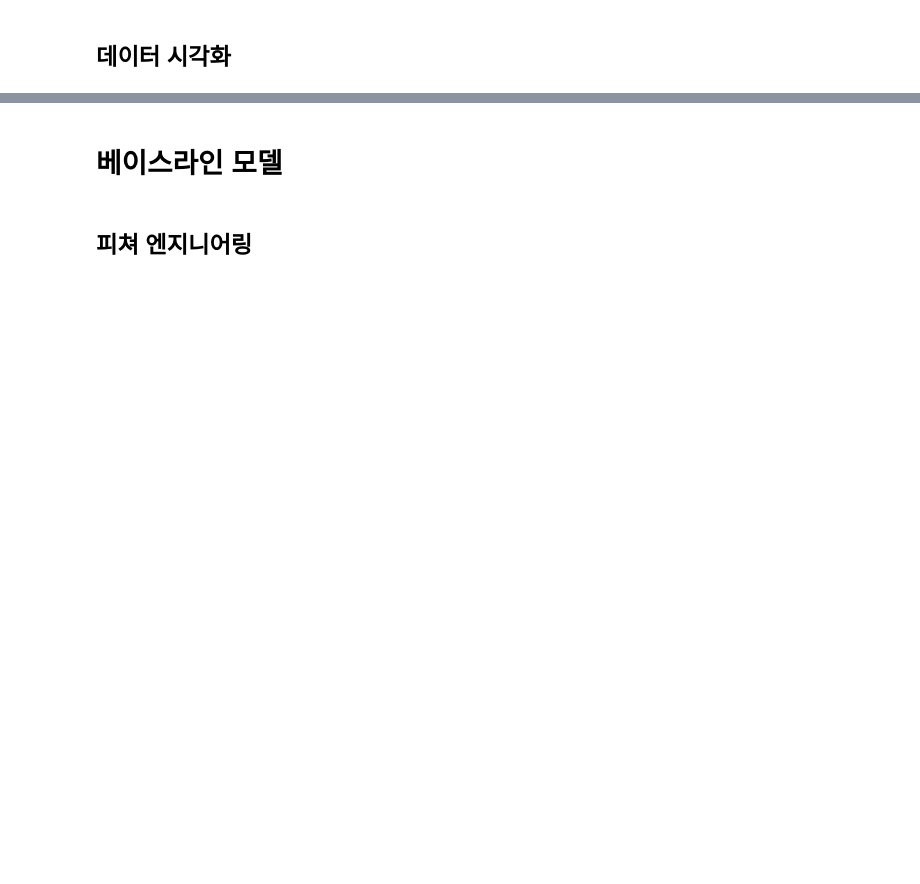
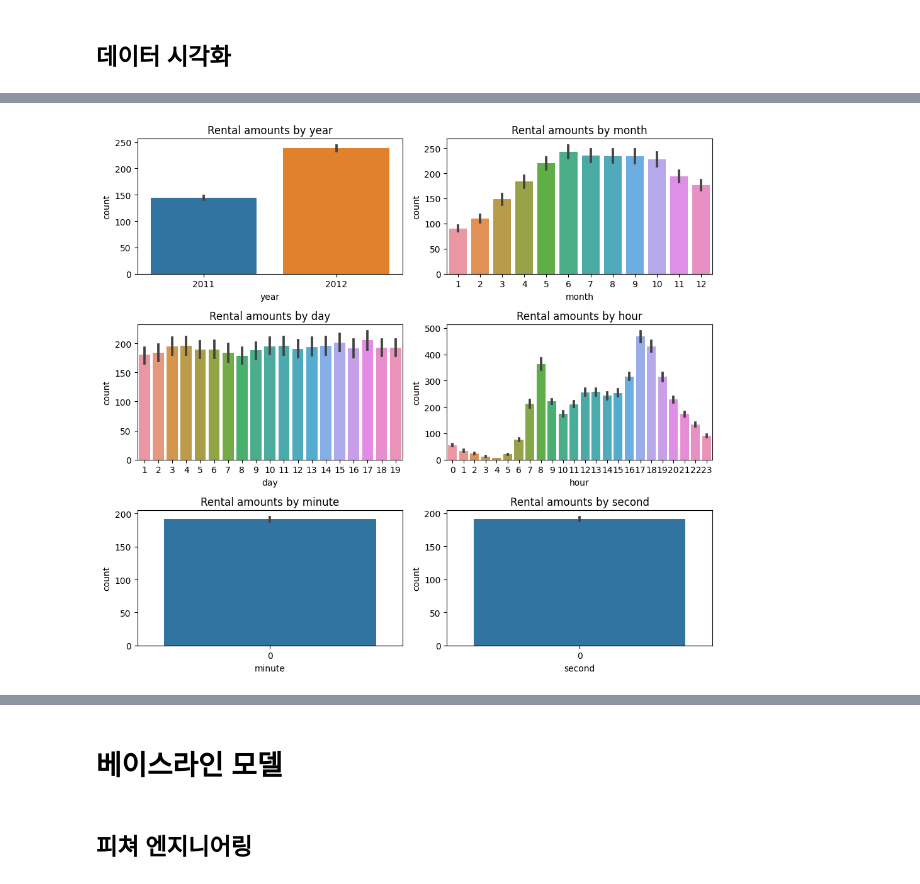
Before and after one commit to gitwtmo/musthave_mldl_problem_solving_strategy, a Jupyter notebook: Indexs/part2/chapter6.ipynb, the cells around one changed output, grey strips where cells are left out. Cells and saved outputs as stored; diff of their text form; code cells hidden in the pictures; blank space fills up the shorter version.

```diff
--- a/Indexs/part2/chapter6.ipynb
+++ b/Indexs/part2/chapter6.ipynb
@@ -54,0 +228,23 @@
+# %%
+plt.figure(figsize=(10,9))
+plt.subplot(3, 2, 1)
+sns.barplot(x='year', y='count', data=train)
+plt.title("Rental amounts by year")
+plt.subplot(3, 2, 2)
+sns.barplot(x='month', y='count', data=train)
+plt.title("Rental amounts by month")
+plt.subplot(3, 2, 3)
+sns.barplot(x='day', y='count', data=train)
+plt.title("Rental amounts by day")
+plt.subplot(3, 2, 4)
+sns.barplot(x='hour', y='count', data=train)
+plt.title("Rental amounts by hour")
+plt.subplot(3, 2, 5)
+sns.barplot(x='minute', y='count', data=train)
+plt.title("Rental amounts by minute")
+plt.subplot(3, 2, 6)
+sns.barplot(x='second', y='count', data=train)
+plt.title("Rental amounts by second")
+plt.tight_layout()
+# %% [output]
+[figure, added]
```
Also changed, not shown: parts of 58 cells of this notebook.
